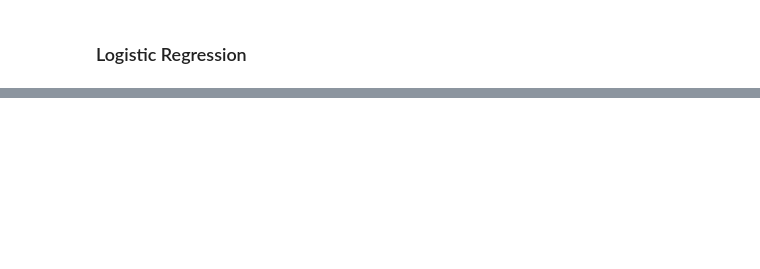
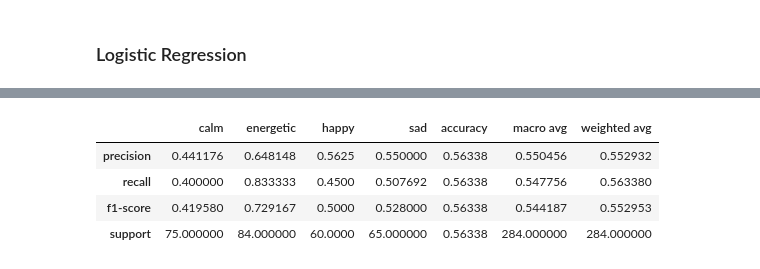
Before and after one commit to aakanksha1dutta/MOODSIC, a Jupyter notebook: 2_EDA_and_Modelling.ipynb, the cells around one changed output, grey strips where cells are left out. Drawn from its saved outputs; the diff is of its cells as text; code cells hidden in the pictures; blank space fills up the shorter version.

```diff
--- a/2_EDA_and_Modelling.ipynb
+++ b/2_EDA_and_Modelling.ipynb
@@ -25,11 +25,3 @@ track_df.head(1)
 # %% [output]
 |  | track_id | track_name | first_artist | danceability | energy | key | loudness | mode | speechiness | ... |
 | 0 | 7tqhbajSfrz2F7E1Z75ASX | Ain't No Mountain High Enough | Marvin Gaye | 0.663 | 0.6 | 7 | -10.87 | 1 | 0.032 | ... |
-# %%
-# adding a column 'energetic'
-def is_energetic(mood):
-    return 1 if 'energetic' in mood else 0
-
-track_df['energetic'] = track_df['mood'].apply(lambda x: is_energetic(x))
-
-track_df.head()
@@ -358,0 +348,9 @@ lr: 0.8339828294139604
+# %%
+classification_rep = classification_report(y_test, y_pred, output_dict=True)
+pd.DataFrame(classification_rep)
+# %% [output]
+|  | calm | energetic | happy | sad | accuracy | macro avg | weighted avg |
+| precision | 0.441176 | 0.648148 | 0.5625 | 0.550000 | 0.56338 | 0.550456 | 0.552932 |
+| recall | 0.400000 | 0.833333 | 0.4500 | 0.507692 | 0.56338 | 0.547756 | 0.563380 |
+| f1-score | 0.419580 | 0.729167 | 0.5000 | 0.528000 | 0.56338 | 0.544187 | 0.552953 |
+| support | 75.000000 | 84.000000 | 60.0000 | 65.000000 | 0.56338 | 284.000000 | 284.000000 |
```
Also changed, not shown: parts of 21 cells of this notebook.
